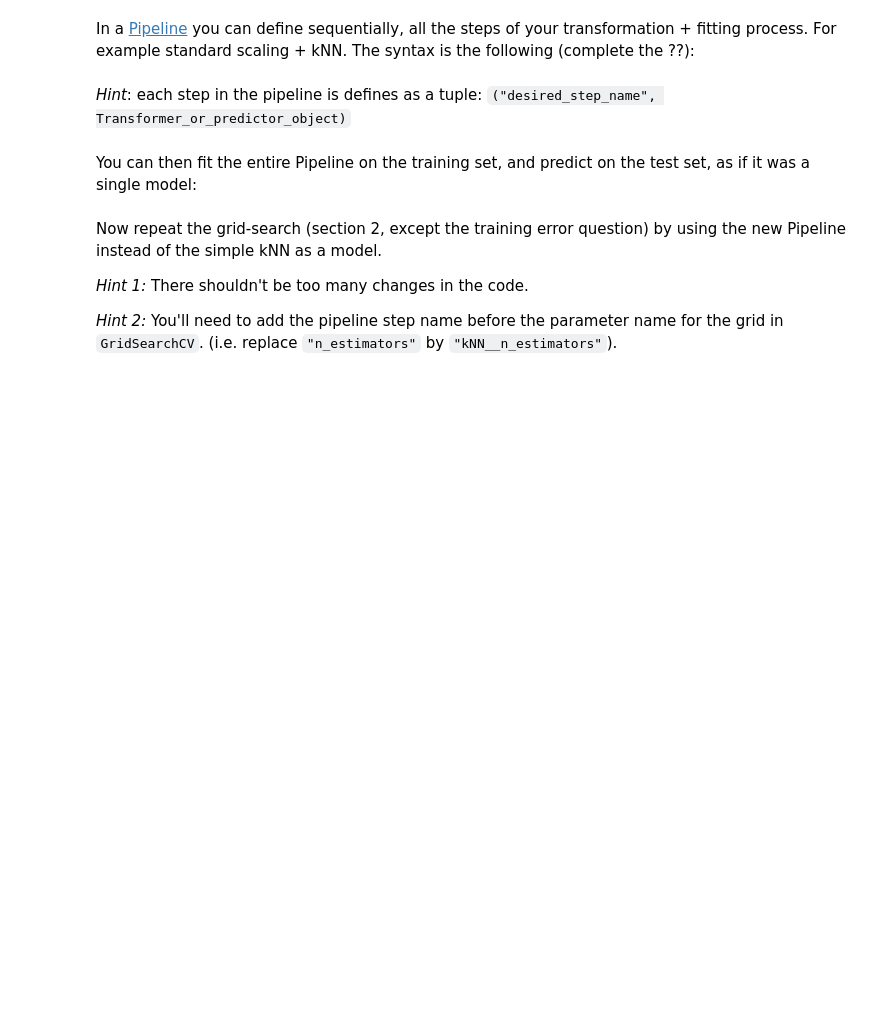
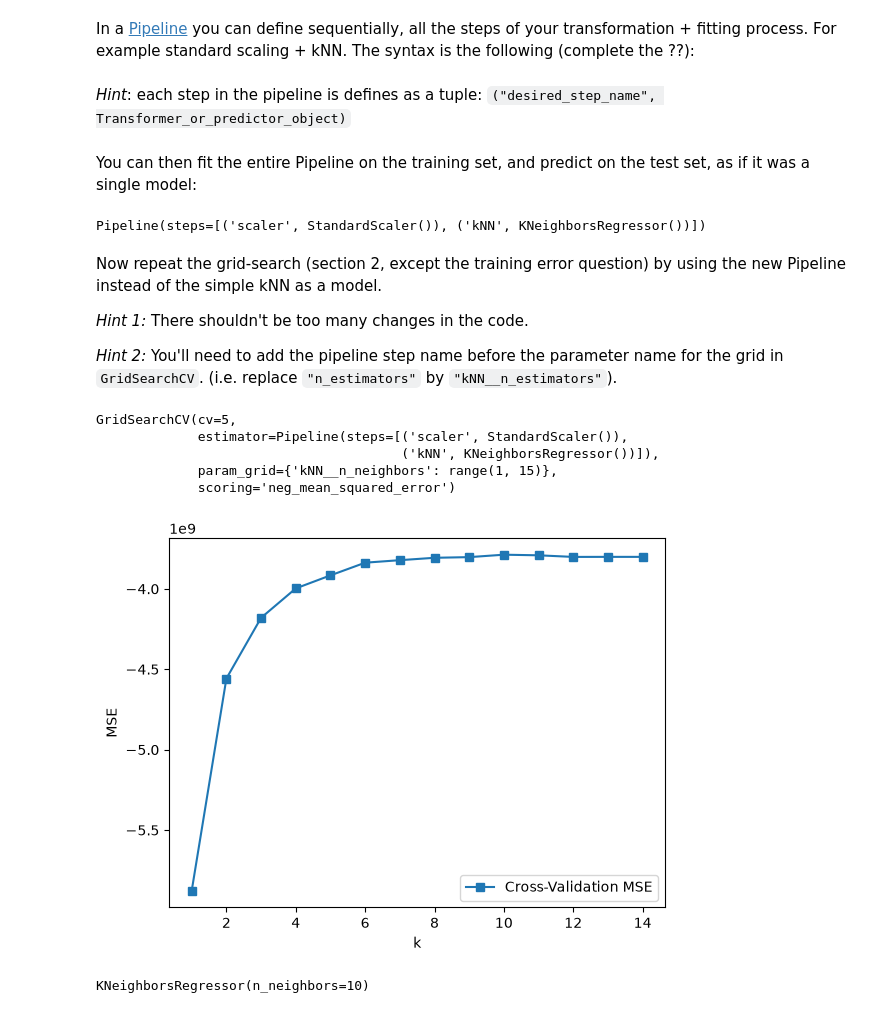
Before and after one commit to EdouarddDw/machine-learning, a Jupyter notebook: TPs/Exercise_03.ipynb, the cells around one changed output. Drawn from its saved outputs; the diff is of its cells as text; code cells hidden in the pictures; blank space fills up the shorter version.

```diff
--- a/TPs/Exercise_03.ipynb
+++ b/TPs/Exercise_03.ipynb
@@ -191,10 +293,14 @@ _Hint_: each step in the pipeline is defines as a tuple: `("desired_step_name",
 # %%
 from sklearn.pipeline import Pipeline
 # %%
-knn_pipe = Pipeline([("scaler", ??),
-                     ("kNN", ??)])
+knn_pipe = Pipeline([("scaler", StandardScaler()),
+                     ("kNN", KNeighborsRegressor())])
 # %% [markdown]
 You can then fit the entire Pipeline on the training set, and predict on the test set, as if it was a single model:
+# %%
+knn_pipe.fit(X_train, y_train)
+# %% [output]
+Pipeline(steps=[('scaler', StandardScaler()), ('kNN', KNeighborsRegressor())])
 # %% [markdown]
 Now repeat the grid-search (section 2, except the training error question) by using the new Pipeline instead of the simple kNN as a model.
 
@@ -203,7 +309,19 @@ _Hint 1:_ There shouldn't be too many changes in the code.
 _Hint 2:_ You'll need to add the pipeline step name before the parameter name for the grid in `GridSearchCV`. (i.e. replace `"n_estimators"` by `"kNN__n_estimators"`).
 # %%
 #Declare Pipe and grid:
+pipe = Pipeline([("scaler", StandardScaler()),
+                 ("kNN", KNeighborsRegressor())])
+
+param_grid = {"kNN__n_neighbors": range(1,15)}
 # %%
 #Declare and fit the grid search:
+grid_search = GridSearchCV(pipe, param_grid, cv=5, scoring='neg_mean_squared_error')
+grid_search.fit(X_train, y_train)
+# %% [output]
+GridSearchCV(cv=5,
+             estimator=Pipeline(steps=[('scaler', StandardScaler()),
+                                       ('kNN', KNeighborsRegressor())]),
+             param_grid={'kNN__n_neighbors': range(1, 15)},
+             scoring='neg_mean_squared_error')
 # %%
 #Compute "best" k value and its index:
@@ -214,2 +332,15 @@ _Hint 2:_ You'll need to add the pipeline step name before the parameter name fo
+# %%
+#Plot the grid-search results:
+plt.plot(param_grid['kNN__n_neighbors'], grid_search.cv_results_['mean_test_score'], marker="s", label="Cross-Validation MSE")
+plt.xlabel("k")
+plt.ylabel("MSE")
+plt.legend()
+plt.show()
+# %% [output]
+[figure, added]
 # %%
 #Fit the final model:
+knn_final = KNeighborsRegressor(n_neighbors=best_k)
+knn_final.fit(X_train, y_train)
+# %% [output]
+KNeighborsRegressor(n_neighbors=10)
```
Also changed, not shown: parts of 32 cells of this notebook, 1 other file.
